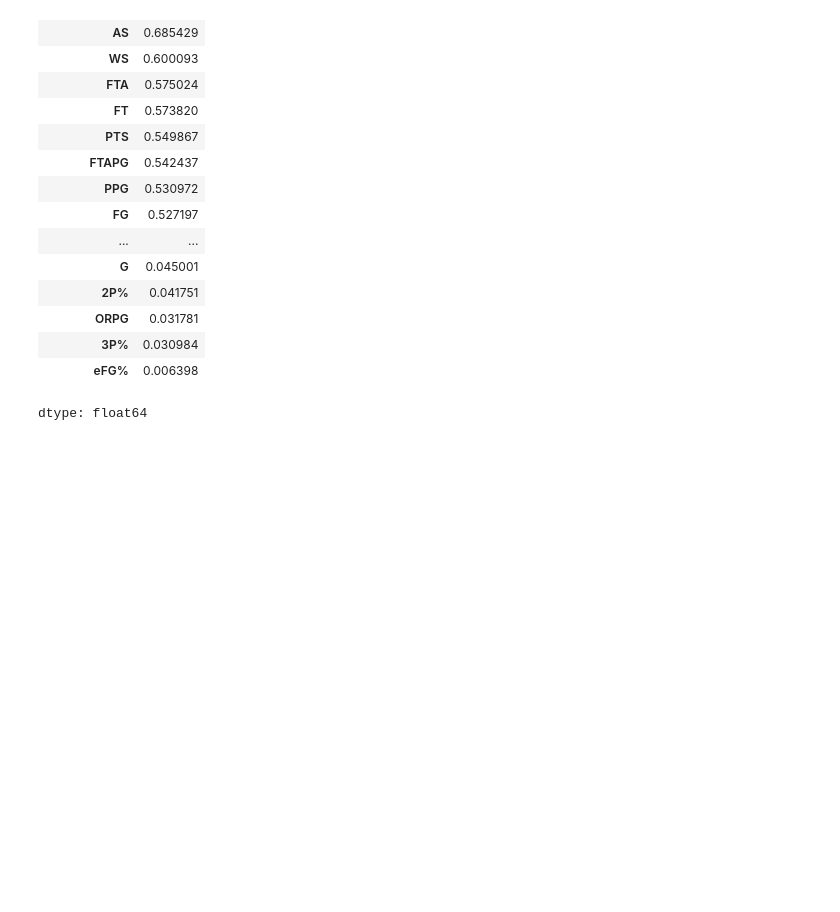
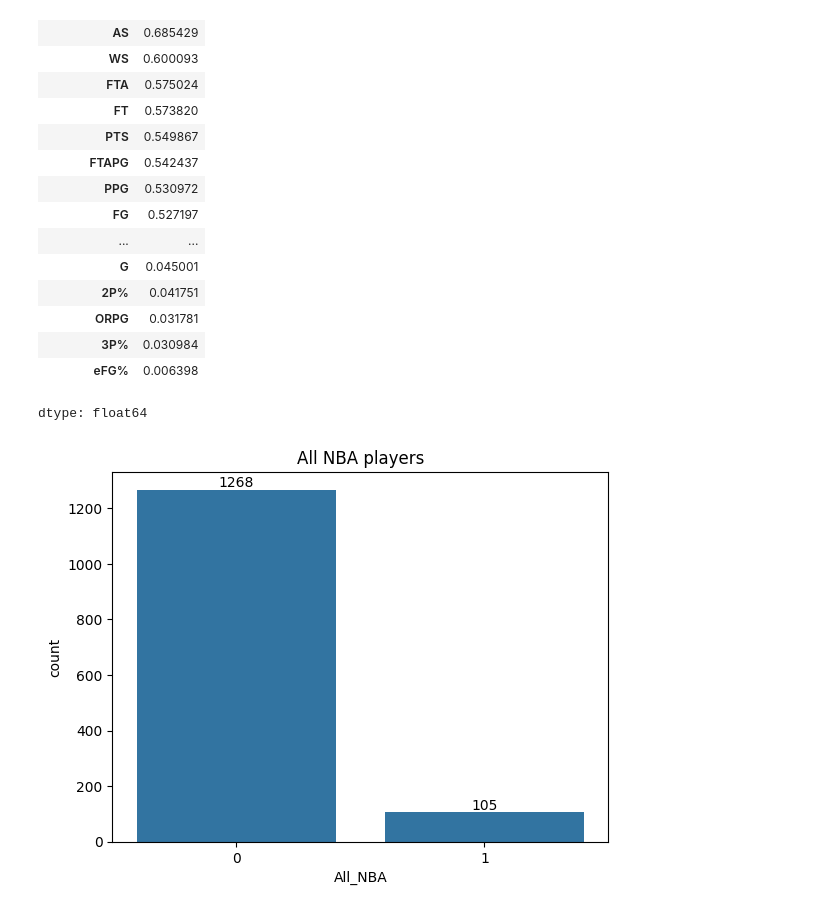
Before and after one commit to charliecapretta/NBA-Prediction-Project, a Jupyter notebook: EDANotebook.ipynb, the cells around one changed output. Cells and saved outputs as stored; diff of their text form; code cells hidden in the pictures; blank space fills up the shorter version.

```diff
--- a/EDANotebook.ipynb
+++ b/EDANotebook.ipynb
@@ -73,3 +81,10 @@ corrMatrix["All_NBA"].sort_values(ascending=False)  # one column vs. all others
 | 3P% | 0.030984 |
 | eFG% | 0.006398 |
 dtype: float64
+# %%
+ax = sns.countplot(data=data, x="All_NBA")
+ax.bar_label(ax.containers[0])   # prints the count above each bar
+plt.title("All NBA players")
+plt.show()
+# %% [output]
+[figure, added]
```
Also changed, not shown: parts of 2 cells of this notebook.
